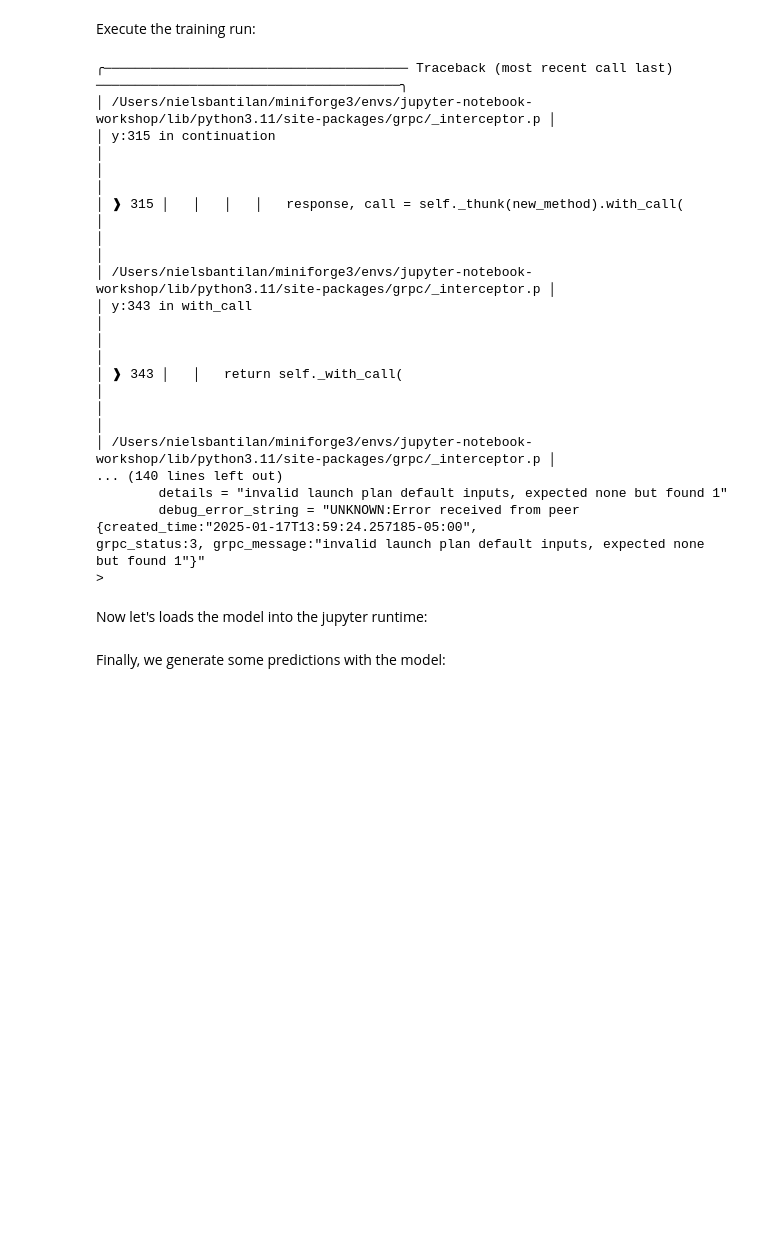
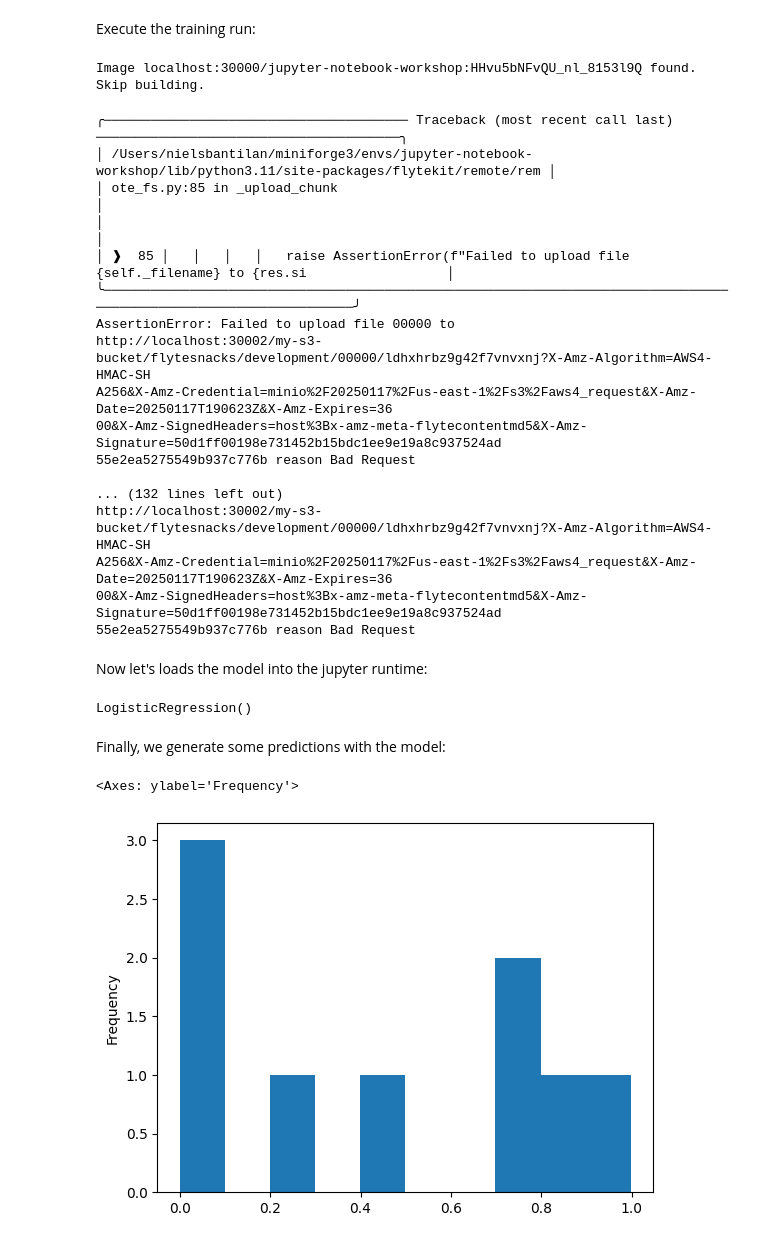
Before and after one commit to unionai-oss/jupyter-notebook-workshop, a Jupyter notebook: train_model_flyte.ipynb, the cells around one changed output. Saved outputs shown, nothing was run; the diff lists cells and outputs as text; code cells hidden in the pictures; blank space fills up the shorter version.

Commit message:
buggy data upload
Signed-off-by: Niels Bantilan <niels.bantilan@gmail.com>

```diff
--- a/train_model_flyte.ipynb
+++ b/train_model_flyte.ipynb
@@ -139,32 +128,33 @@ def train_model(dataframe: pd.DataFrame) -> FlyteFile:
 
 
 @fl.workflow
-def train_wf() -> FlyteFile:
-    dataframe = get_df()
+def train_workflow(dataframe: pd.DataFrame) -> FlyteFile:
+    # dataframe = get_df()
     return train_model(dataframe)
 # %% [markdown]
 Execute the training run:
 # %%
-model_exe = remote.execute(train_wf, inputs={"dataframe": dataframe})
+model_exe = remote.execute(train_workflow, inputs={"dataframe": dataframe})
 model_exe
 # %% [output]
-╭─────────────────────────────────────── Traceback (most recent call last) ───────────────────────────────────────╮
-│ /Users/nielsbantilan/miniforge3/envs/jupyter-notebook-workshop/lib/python3.11/site-packages/grpc/_interceptor.p │
-│ y:315 in continuation                                                                                           │
-│                                                                                                                 │
-│ ❱ 315 │   │   │   │   response, call = self._thunk(new_method).with_call(                                       │
-│                                                                                                                 │
-│ /Users/nielsbantilan/miniforge3/envs/jupyter-notebook-workshop/lib/python3.11/site-packages/grpc/_interceptor.p │
-│ y:343 in with_call                                                                                              │
-│                                                                                                                 │
-│ ❱ 343 │   │   return self._with_call(                                                                           │
-│                                                                                                                 │
-│ /Users/nielsbantilan/miniforge3/envs/jupyter-notebook-workshop/lib/python3.11/site-packages/grpc/_interceptor.p │
-... (140 lines left out)
-        details = "invalid launch plan default inputs, expected none but found 1"
-        debug_error_string = "UNKNOWN:Error received from peer  {created_time:"2025-01-17T13:59:24.257185-05:00",
-grpc_status:3, grpc_message:"invalid launch plan default inputs, expected none but found 1"}"
->
+Image localhost:30000/jupyter-notebook-workshop:HHvu5bNFvQU_nl_8153l9Q found. Skip building.
+╭─────────────────────────────────────── Traceback (most recent call last) ───────────────────────────────────────╮
+│ /Users/nielsbantilan/miniforge3/envs/jupyter-notebook-workshop/lib/python3.11/site-packages/flytekit/remote/rem │
+│ ote_fs.py:85 in _upload_chunk                                                                                   │
+│                                                                                                                 │
+│ ❱  85 │   │   │   │   raise AssertionError(f"Failed to upload file {self._filename} to {res.si                  │
+╰─────────────────────────────────────────────────────────────────────────────────────────────────────────────────╯
+AssertionError: Failed to upload file 00000 to
+http://localhost:30002/my-s3-bucket/flytesnacks/development/00000/ldhxhrbz9g42f7vnvxnj?X-Amz-Algorithm=AWS4-HMAC-SH
+A256&X-Amz-Credential=minio%2F20250117%2Fus-east-1%2Fs3%2Faws4_request&X-Amz-Date=20250117T190623Z&X-Amz-Expires=36
+00&X-Amz-SignedHeaders=host%3Bx-amz-meta-flytecontentmd5&X-Amz-Signature=50d1ff00198e731452b15bdc1ee9e19a8c937524ad
+55e2ea5275549b937c776b reason Bad Request
+
+... (132 lines left out)
+http://localhost:30002/my-s3-bucket/flytesnacks/development/00000/ldhxhrbz9g42f7vnvxnj?X-Amz-Algorithm=AWS4-HMAC-SH
+A256&X-Amz-Credential=minio%2F20250117%2Fus-east-1%2Fs3%2Faws4_request&X-Amz-Date=20250117T190623Z&X-Amz-Expires=36
+00&X-Amz-SignedHeaders=host%3Bx-amz-meta-flytecontentmd5&X-Amz-Signature=50d1ff00198e731452b15bdc1ee9e19a8c937524ad
+55e2ea5275549b937c776b reason Bad Request
 # %% [markdown]
 Now let's loads the model into the jupyter runtime:
 # %%
@@ -177,11 +167,18 @@ with open(model_file, "rb") as f:
     model = joblib.load(f)
 
 model
+# %% [output]
+LogisticRegression()
 # %% [markdown]
 Finally, we generate some predictions with the model:
 # %%
 prediction_data = pd.DataFrame({
-    "Age": [23, 25, 22, 24, 23]
+    "Age": [23, 25, 22, 24, 23, 18, 30, 31, 33]
 })
 
-model.predict(prediction_data)
+probs = model.predict_proba(prediction_data)
+# %%
+pd.Series(probs[:, 1]).plot.hist()
+# %% [output]
+<Axes: ylabel='Frequency'>
+[figure, added]
```
Also changed, not shown: parts of 5 cells of this notebook.
